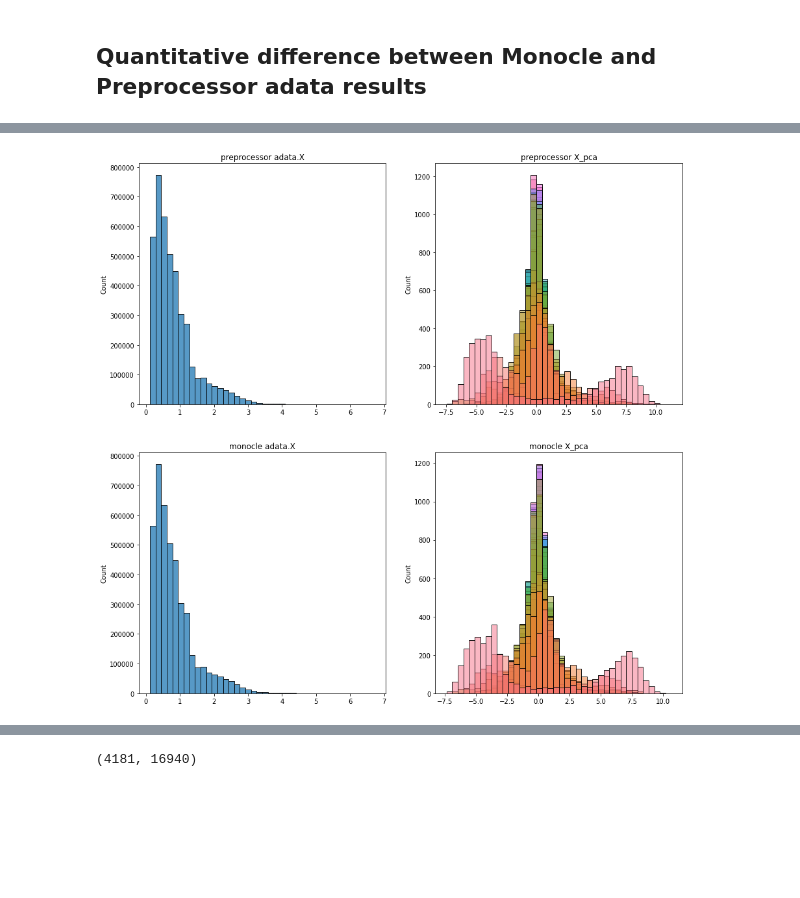
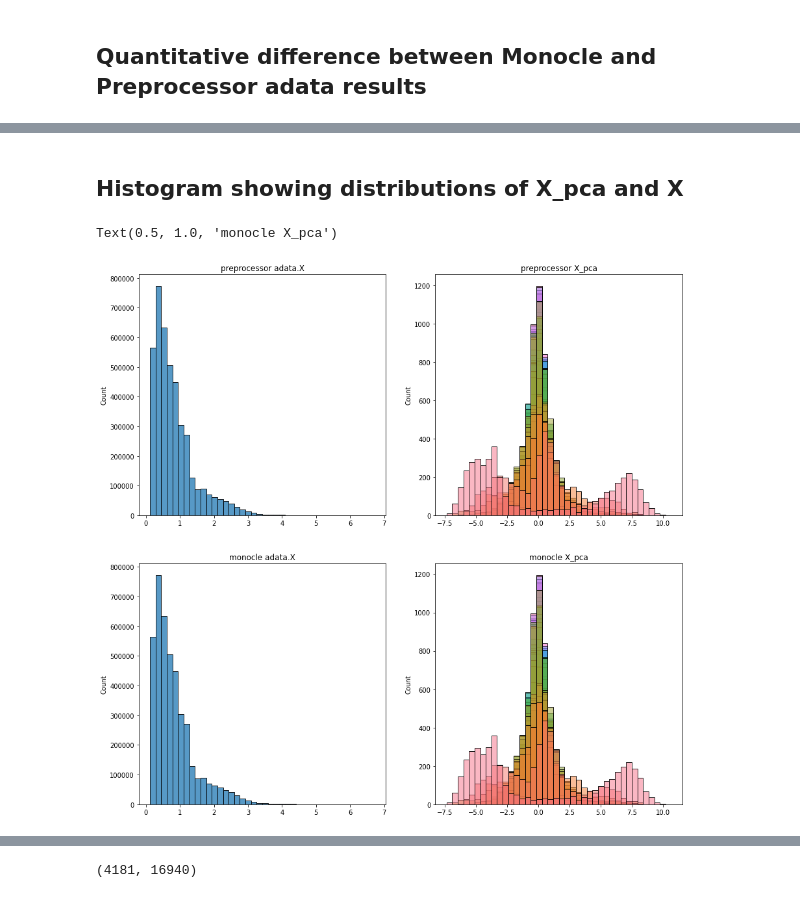
Before and after one commit to aristoteleo/dynamo-notebooks, a Jupyter notebook: normalization/preprocessor-monocle-visualization-zebrafish.ipynb, the cells around one changed output, grey strips where cells are left out. Saved outputs shown, nothing was run; the diff lists cells and outputs as text; code cells hidden in the pictures; blank space fills up the shorter version.

```diff
--- a/normalization/preprocessor-monocle-visualization-zebrafish.ipynb
+++ b/normalization/preprocessor-monocle-visualization-zebrafish.ipynb
@@ -206,10 +209,18 @@ print(np.sum(np.abs(adata.obsm["X_pca"] - monocle_adata.obsm["X_pca"])))
+# %% [markdown]
+## Histogram showing distributions of X_pca and X
 # %%
-import seaborn as sns
-_, axes = plt.subplots(2, 2, figsize=(15, 15))
+fig, axes = plt.subplots(2, 2, figsize=(15, 15))
 sns.histplot(adata.X.data, bins=40, legend=False, ax=axes[0][0]).set_title("preprocessor adata.X")
 sns.histplot(adata.obsm["X_pca"], bins=40, legend=False, ax=axes[0][1]).set_title("preprocessor X_pca")
 sns.histplot(monocle_adata.X.data, bins=40, legend=False, ax=axes[1][0]).set_title("monocle adata.X")
 sns.histplot(monocle_adata.obsm["X_pca"], bins=40, legend=False, ax=axes[1][1]).set_title("monocle X_pca")
-plt.show()
+
+# _, axes = plt.subplots(2, 2, figsize=(15, 15))
+# sns.histplot(adata.layers["X_unspliced"], bins=40, legend=False, ax=axes[0][0]).set_title("preprocessor X_unspliced")
+# sns.histplot(monocle_adata.layers["X_unspliced"], bins=40, legend=False, ax=axes[0][1]).set_title("preprocessor X_spliced")
+
+# sns.histplot(adata.layers["X_spliced"], bins=40, legend=False, ax=axes[1][0]).set_title("preprocessor X_unspliced")
+# sns.histplot(monocle_adata.layers["X_spliced"], bins=40, legend=False, ax=axes[1][1]).set_title("preprocessor X_spliced")
 # %% [output]
+Text(0.5, 1.0, 'monocle X_pca')
-[figure, old version]
+[figure, new version]
```
Also changed, not shown: parts of 28 cells of this notebook.
